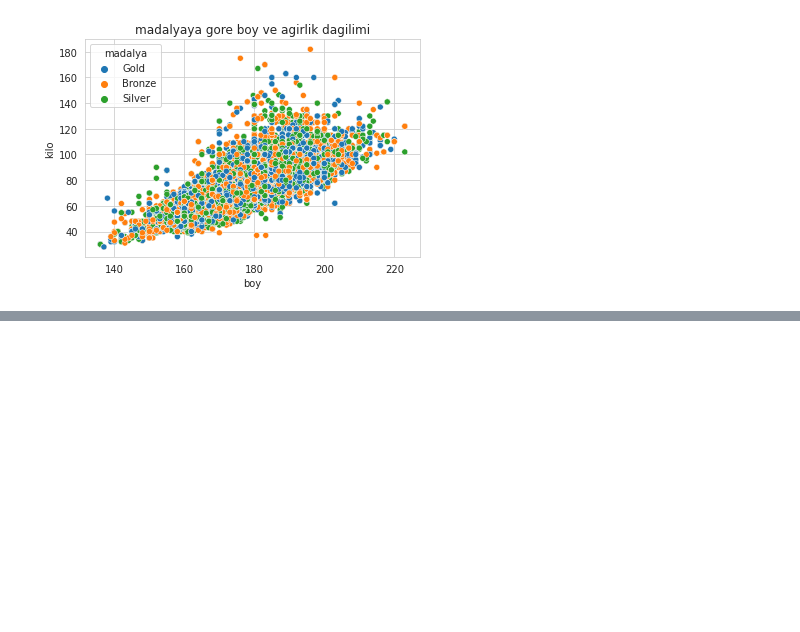
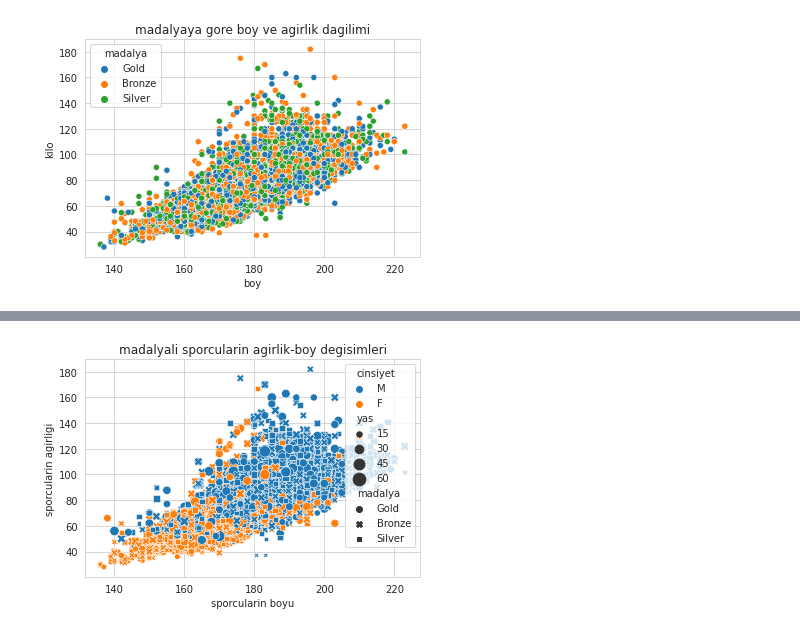
Before and after one commit to mertdot/athlete-events-1896-2016-data-discovery-with-seaborn, a Jupyter notebook: python-ile-veri-gorsellestirme-5-2-120-yillik-olimpiyat-tarihi-veri-seti.ipynb, the cells around one changed output, grey strips where cells are left out. Saved outputs shown, nothing was run; the diff lists cells and outputs as text; code cells hidden in the pictures; blank space fills up the shorter version.

```diff
--- a/python-ile-veri-gorsellestirme-5-2-120-yillik-olimpiyat-tarihi-veri-seti.ipynb
+++ b/python-ile-veri-gorsellestirme-5-2-120-yillik-olimpiyat-tarihi-veri-seti.ipynb
@@ -200,0 +207,10 @@ plt.show()
+# %%
+sns.set_style("whitegrid")
+
+sns.scatterplot(x='boy', y='kilo', hue='cinsiyet', style='madalya', size='yas', sizes=(15,200), data=veri)
+plt.xlabel('sporcularin boyu')
+plt.ylabel('sporcularin agirligi')
+plt.title('madalyali sporcularin agirlik-boy degisimleri')
+plt.show()
+# %% [output]
+[figure, added]
```
Also changed, not shown: parts of 4 cells of this notebook.
